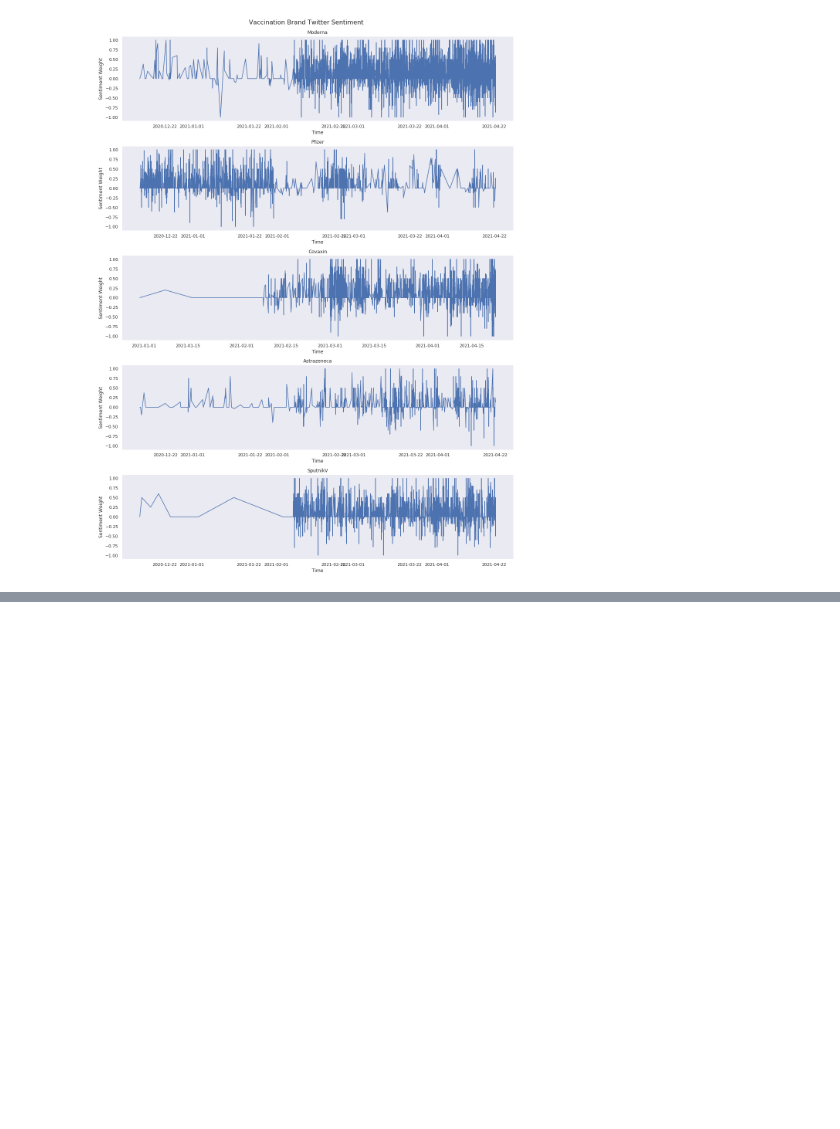
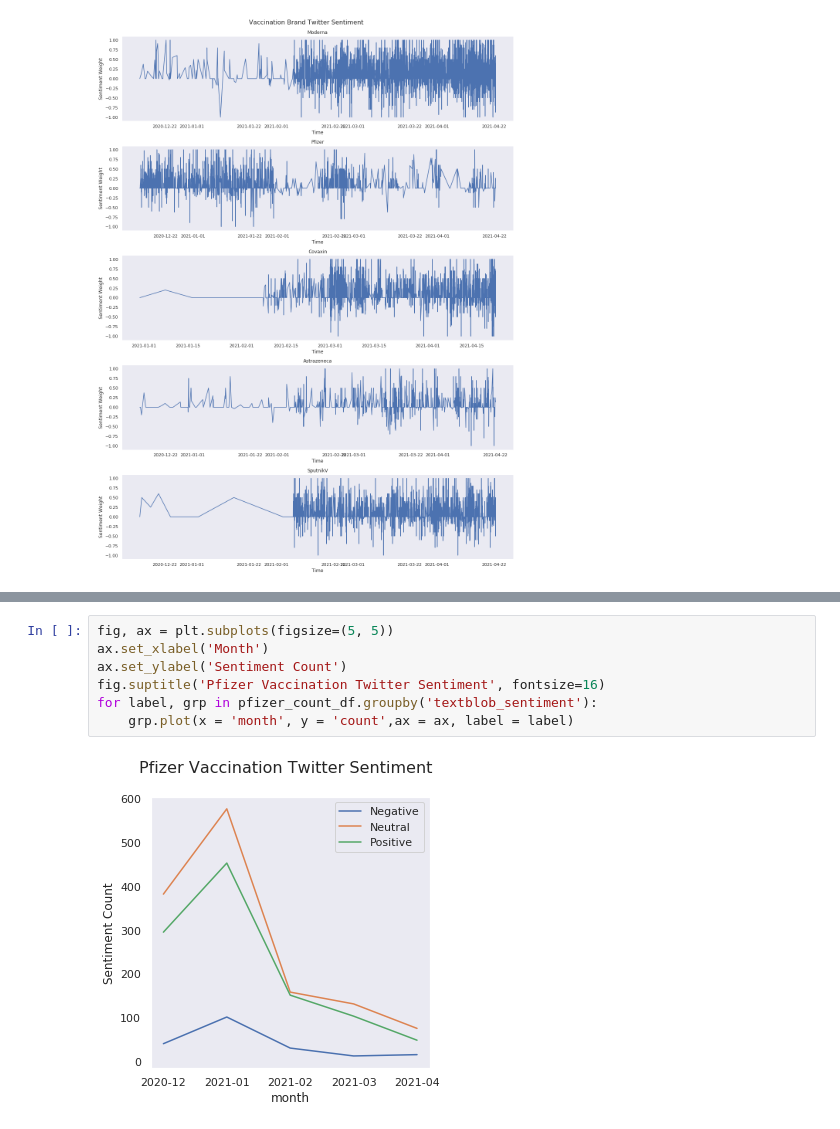
Before and after one commit to Shravya-Uchil/COVID-19-Vaccination-Sentiment-Analysis, a Jupyter notebook: src/sentiment_analysis.ipynb, the cells around one changed output, grey strips where cells are left out. Cells and saved outputs as stored; diff of their text form; blank space fills up the shorter version.

```diff
--- a/src/sentiment_analysis.ipynb
+++ b/src/sentiment_analysis.ipynb
@@ -362,0 +397,9 @@ plt.show()
+# %%
+fig, ax = plt.subplots(figsize=(5, 5))
+ax.set_xlabel('Month')
+ax.set_ylabel('Sentiment Count')
+fig.suptitle('Pfizer Vaccination Twitter Sentiment', fontsize=16)
+for label, grp in pfizer_count_df.groupby('textblob_sentiment'):
+    grp.plot(x = 'month', y = 'count',ax = ax, label = label)
+# %% [output]
+[figure, added]
```
Also changed, not shown: parts of 8 cells of this notebook.
